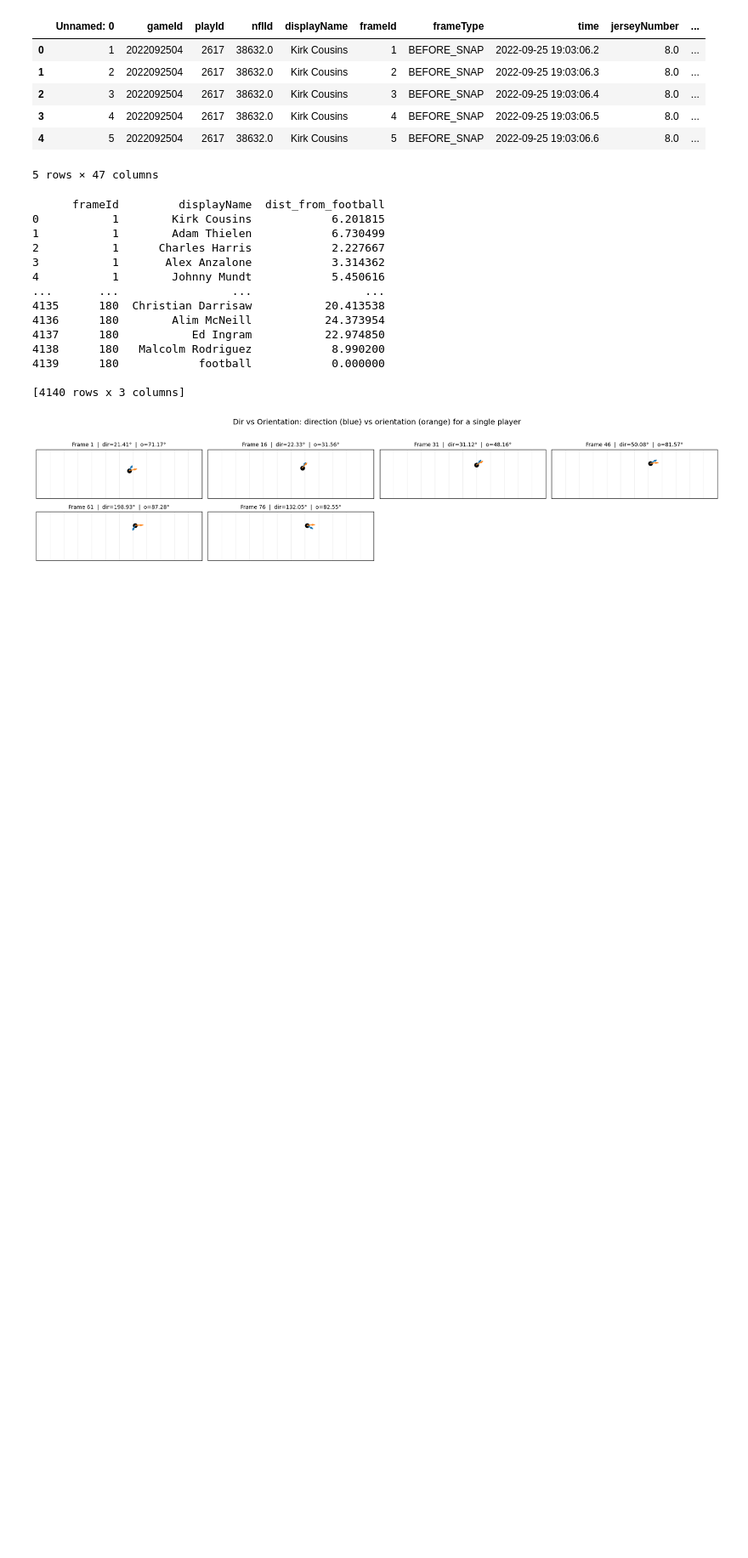
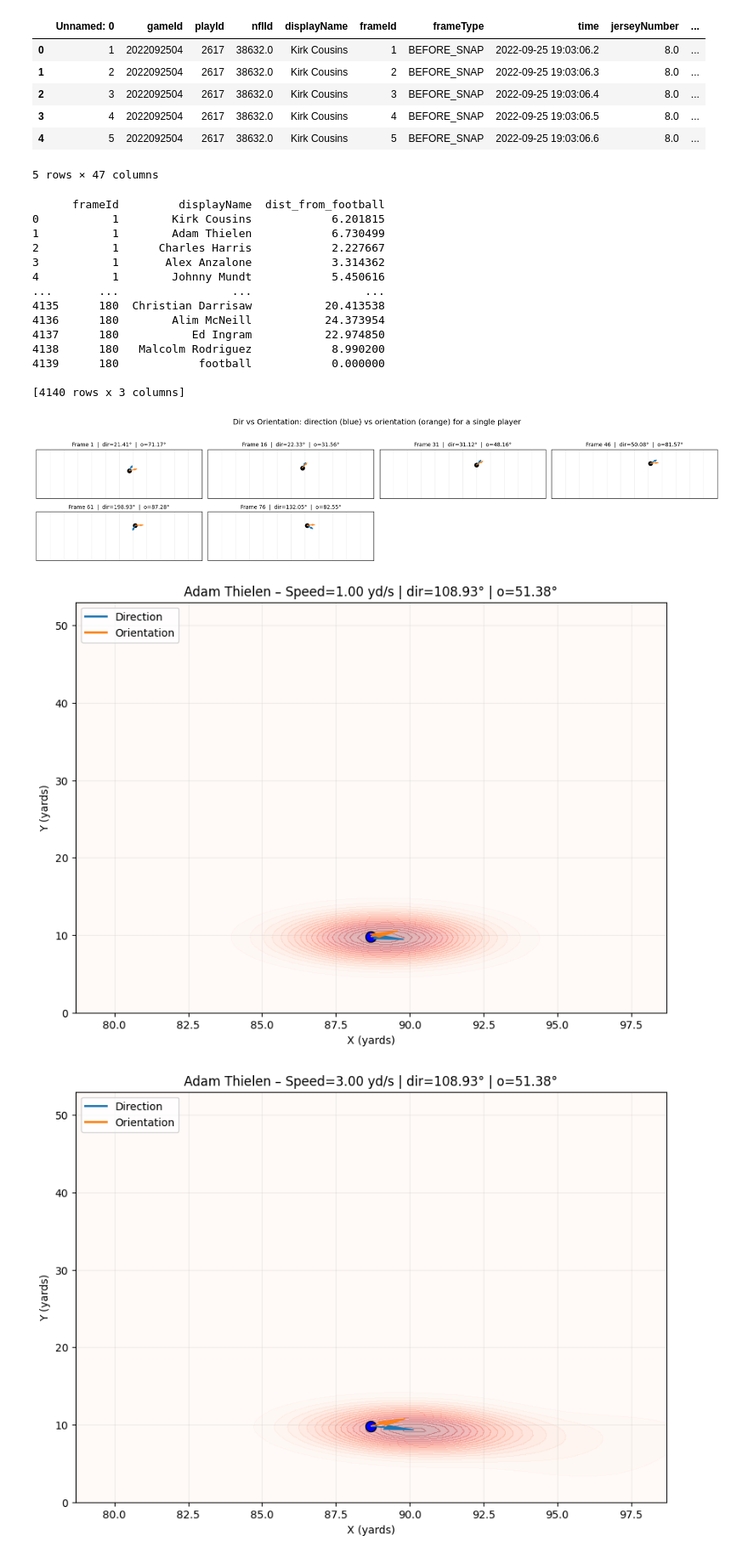
Before and after one commit to cincysam6/Field_Control_Model, a Jupyter notebook: example_usage.ipynb, the cells around one changed output. Shown: that part at 85% size. Cells and saved outputs as stored; diff of their text form; code cells hidden in the pictures; blank space fills up the shorter version.

```diff
--- a/example_usage.ipynb
+++ b/example_usage.ipynb
@@ -129,0 +241,37 @@ fig, axes = plot_dir_orientation_small_multiples(
+# %%
+frames = range(120, 161, 1)  # inclusive-ish range if it matches your data
+rows = []
+
+for fid in frames:
+    out = model.compute_influence(
+        df=df,
+        frame_id=fid,
+        player_ids=[player_id],
+        density_out_col="density",
+    )
+    if out.empty:
+        continue
+    r = out.iloc[0].copy()
+    r["sum_density"] = float(r["density"].sum())
+    rows.append(r)
+
+player_frames = pd.DataFrame(rows)  # one row per frame for that player
+
+# If you want a dict of density tables keyed by frame:
+density_by_frame = {
+    int(r.frameId): pd.DataFrame(r.density, index=model.grid.y_vals, columns=model.grid.x_vals)
+    for _, r in player_frames.iterrows()
+}
+# %%
+
+diagnostic_plot(df,
+                frame_id=150,
+                player_ids=[40488],
+                speeds=(1,3, 6, 9),
+                model_kwargs=model_kwargs,
+                arrow_scale=2.0,    # instead of 5.0
+                arrow_head_width=0.5,
+                arrow_head_length=1.0,)
+# %% [output]
+[figure, added]
+[figure, added]
```
Also changed, not shown: parts of 7 cells of this notebook.
